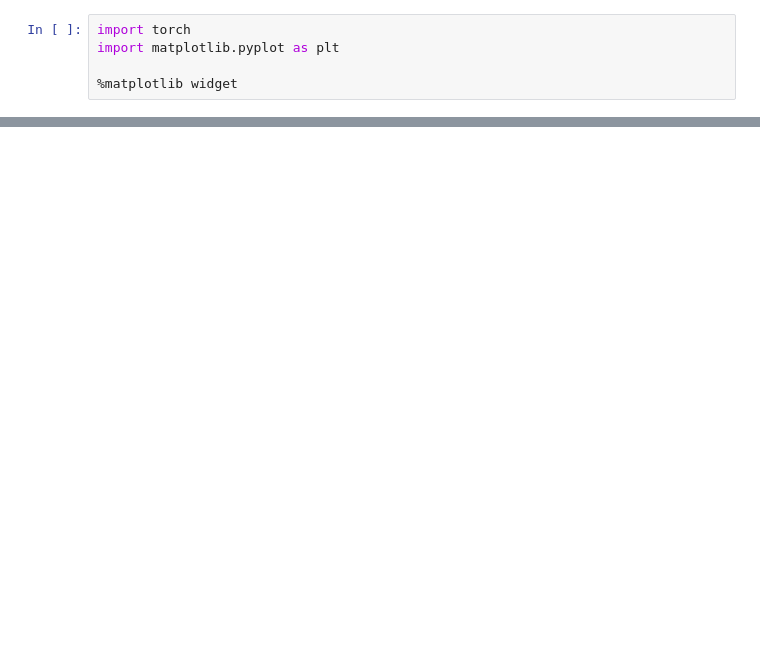
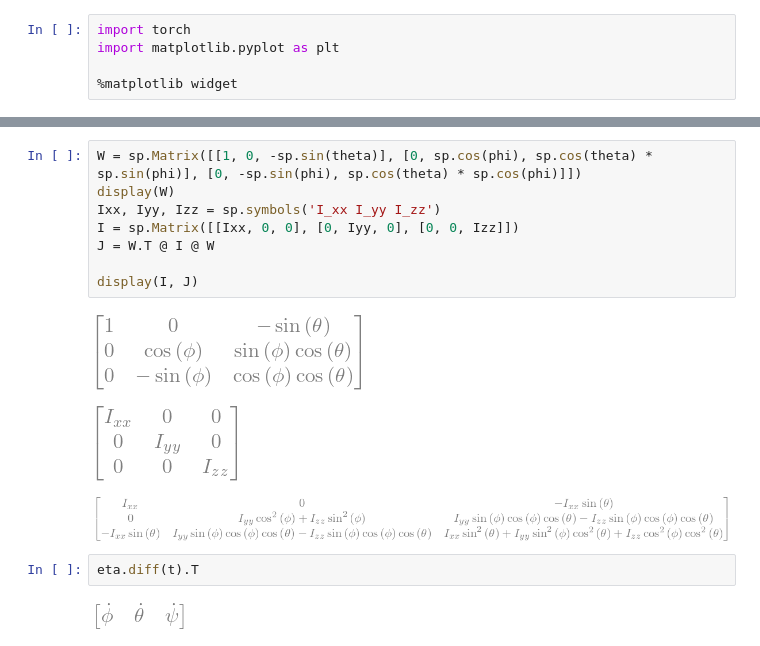
Before and after one commit to msc5/attitudes, a Jupyter notebook: src/view.ipynb, the cells around one changed output, grey strips where cells are left out. Saved outputs shown, nothing was run; the diff lists cells and outputs as text; blank space fills up the shorter version.

```diff
--- a/src/view.ipynb
+++ b/src/view.ipynb
@@ -74,0 +75,16 @@ print(sp.latex(W))
+# %%
+W = sp.Matrix([[1, 0, -sp.sin(theta)], [0, sp.cos(phi), sp.cos(theta) * sp.sin(phi)], [0, -sp.sin(phi), sp.cos(theta) * sp.cos(phi)]])
+display(W)
+Ixx, Iyy, Izz = sp.symbols('I_xx I_yy I_zz')
+I = sp.Matrix([[Ixx, 0, 0], [0, Iyy, 0], [0, 0, Izz]])
+J = W.T @ I @ W
+
+display(I, J)
+# %% [output]
+[figure, added]
+[figure, added]
+[figure, added]
+# %%
+eta.diff(t).T
+# %% [output]
+[figure, added]
```
Also changed, not shown: parts of 9 cells of this notebook, 6 other files.
